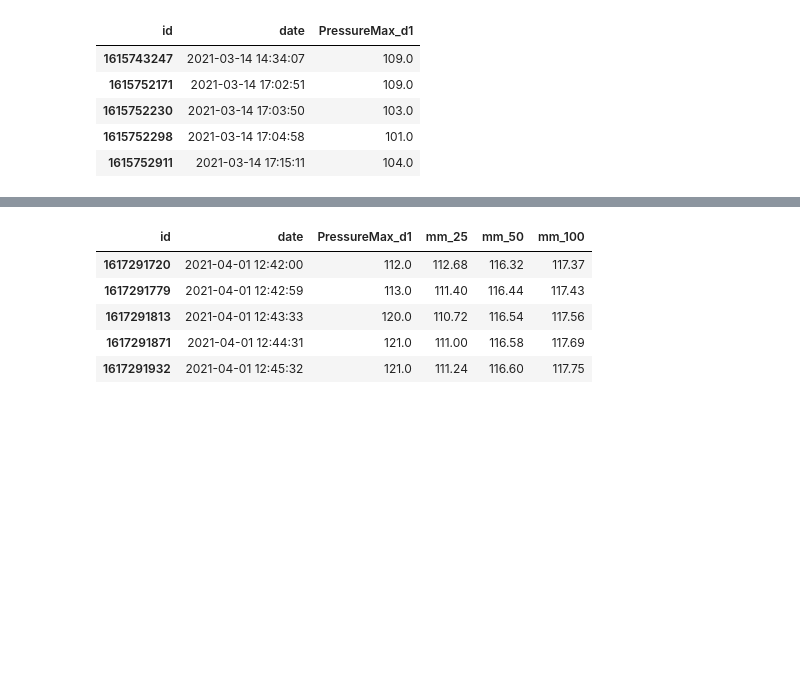
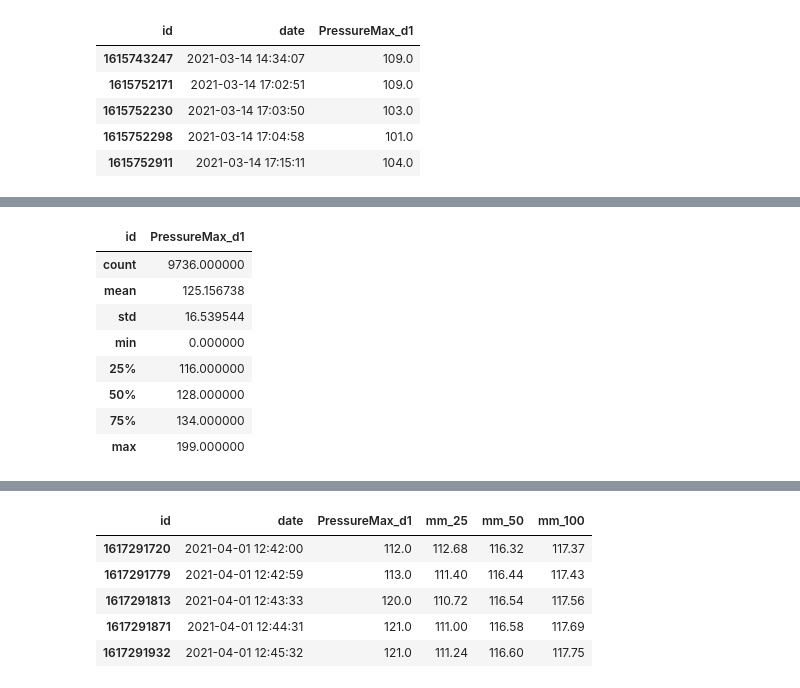
Before and after one commit to AllanBiano/tcc, a Jupyter notebook: moving_mean/moving_mean.ipynb, the cells around one changed output, grey strips where cells are left out. Cells and saved outputs as stored; diff of their text form; code cells hidden in the pictures; blank space fills up the shorter version.

```diff
--- a/moving_mean/moving_mean.ipynb
+++ b/moving_mean/moving_mean.ipynb
@@ -37,0 +72,12 @@ df.head()
+# %%
+df.describe()
+# %% [output]
+| id | PressureMax_d1 |
+| count | 9736.000000 |
+| mean | 125.156738 |
+| std | 16.539544 |
+| min | 0.000000 |
+| 25% | 116.000000 |
+| 50% | 128.000000 |
+| 75% | 134.000000 |
+| max | 199.000000 |
```
Also changed, not shown: parts of 6 cells of this notebook.
